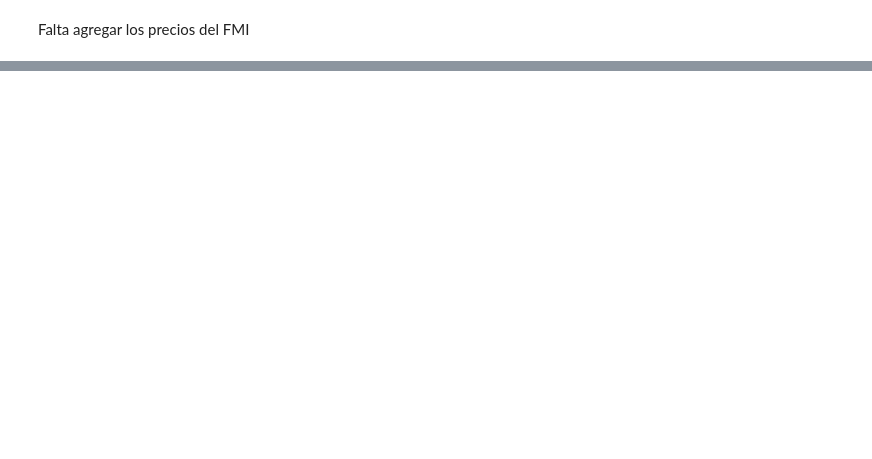
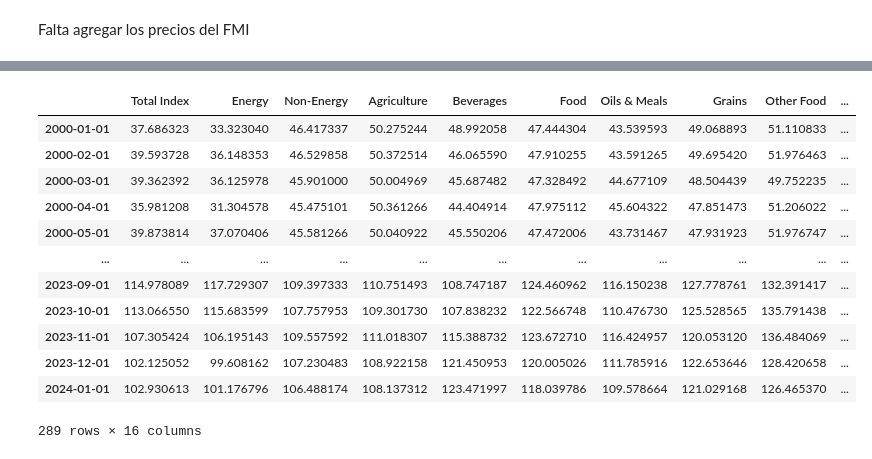
Before and after one commit to MartinBasualdo0/Variables-macro-relevantes-Mart-n-Basualdo, a Jupyter notebook: Precios BM/precios_bm.ipynb, the cells around one changed output, grey strips where cells are left out. Saved outputs shown, nothing was run; the diff lists cells and outputs as text; code cells hidden in the pictures; blank space fills up the shorter version.

Commit message:
indices de precios

```diff
--- a/Precios BM/precios_bm.ipynb
+++ b/Precios BM/precios_bm.ipynb
@@ -35,0 +37,26 @@ The behavior of DatetimeProperties.to_pydatetime is deprecated, in a future vers
+# %%
+index_df = pd.read_excel("https://thedocs.worldbank.org/en/doc/5d903e848db1d1b83e0ec8f744e55570-0350012021/related/CMO-Historical-Data-Monthly.xlsx",
+                   sheet_name=2, header=5,index_col=0)
+index_df_columns_names = ["Total Index", "Energy", "Non-Energy", "Agriculture", "Beverages", "Food", "Oils & Meals", "Grains",
+                          "Other Food", "Raw Materials", "Timber", "Other Raw Mat.",
+                          "Fertilizers", "Metals & Minerals", 'Base Metals (ex. iron ore)',
+                          "Precious Metals"]
+index_df.index = pd.to_datetime(index_df.index, format = "%YM%m")
+index_df = index_df.iloc[4:].astype(float)
+index_df.columns = index_df_columns_names
+index_df = index_df[str(FECHA_DESDE):]
+index_df
+# %% [output]
+|  | Total Index | Energy | Non-Energy | Agriculture | Beverages | Food | Oils & Meals | Grains | Other Food | ... |
+| 2000-01-01 | 37.686323 | 33.323040 | 46.417337 | 50.275244 | 48.992058 | 47.444304 | 43.539593 | 49.068893 | 51.110833 | ... |
+| 2000-02-01 | 39.593728 | 36.148353 | 46.529858 | 50.372514 | 46.065590 | 47.910255 | 43.591265 | 49.695420 | 51.976463 | ... |
+| 2000-03-01 | 39.362392 | 36.125978 | 45.901000 | 50.004969 | 45.687482 | 47.328492 | 44.677109 | 48.504439 | 49.752235 | ... |
+| 2000-04-01 | 35.981208 | 31.304578 | 45.475101 | 50.361266 | 44.404914 | 47.975112 | 45.604322 | 47.851473 | 51.206022 | ... |
+| 2000-05-01 | 39.873814 | 37.070406 | 45.581266 | 50.040922 | 45.550206 | 47.472006 | 43.731467 | 47.931923 | 51.976747 | ... |
+| ... | ... | ... | ... | ... | ... | ... | ... | ... | ... | ... |
+| 2023-09-01 | 114.978089 | 117.729307 | 109.397333 | 110.751493 | 108.747187 | 124.460962 | 116.150238 | 127.778761 | 132.391417 | ... |
+| 2023-10-01 | 113.066550 | 115.683599 | 107.757953 | 109.301730 | 107.838232 | 122.566748 | 110.476730 | 125.528565 | 135.791438 | ... |
+| 2023-11-01 | 107.305424 | 106.195143 | 109.557592 | 111.018307 | 115.388732 | 123.672710 | 116.424957 | 120.053120 | 136.484069 | ... |
+| 2023-12-01 | 102.125052 | 99.608162 | 107.230483 | 108.922158 | 121.450953 | 120.005026 | 111.785916 | 122.653646 | 128.420658 | ... |
+| 2024-01-01 | 102.930613 | 101.176796 | 106.488174 | 108.137312 | 123.471997 | 118.039786 | 109.578664 | 121.029168 | 126.465370 | ... |
+289 rows × 16 columns
```
Also changed, not shown: parts of 6 cells of this notebook.
